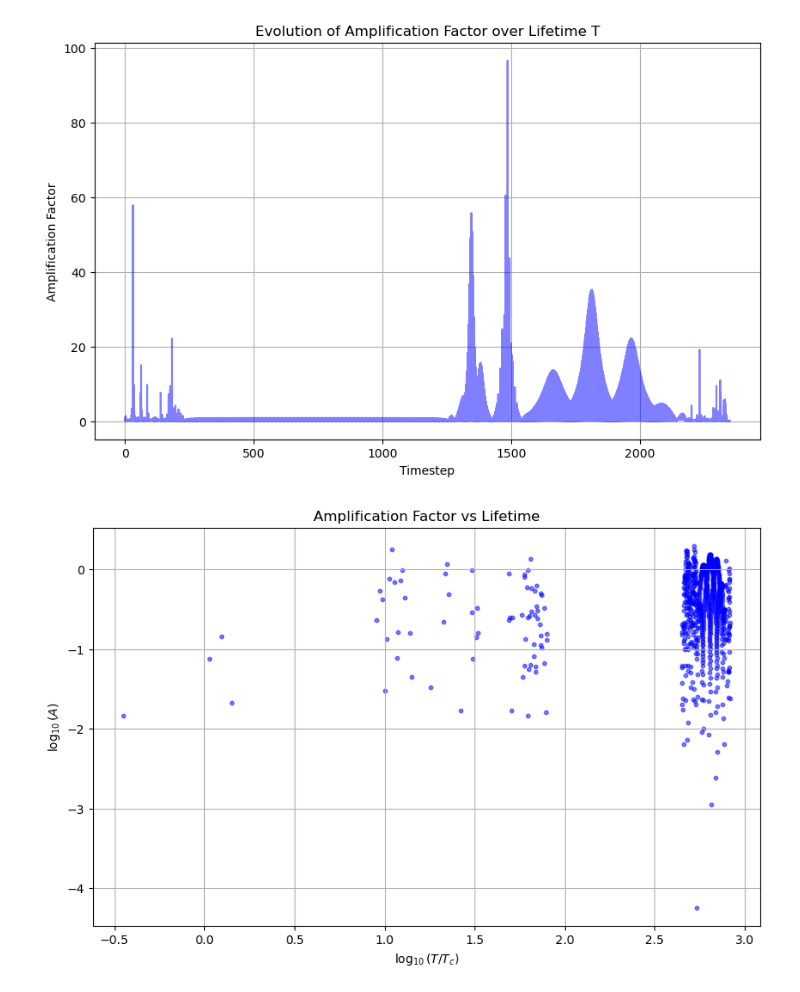
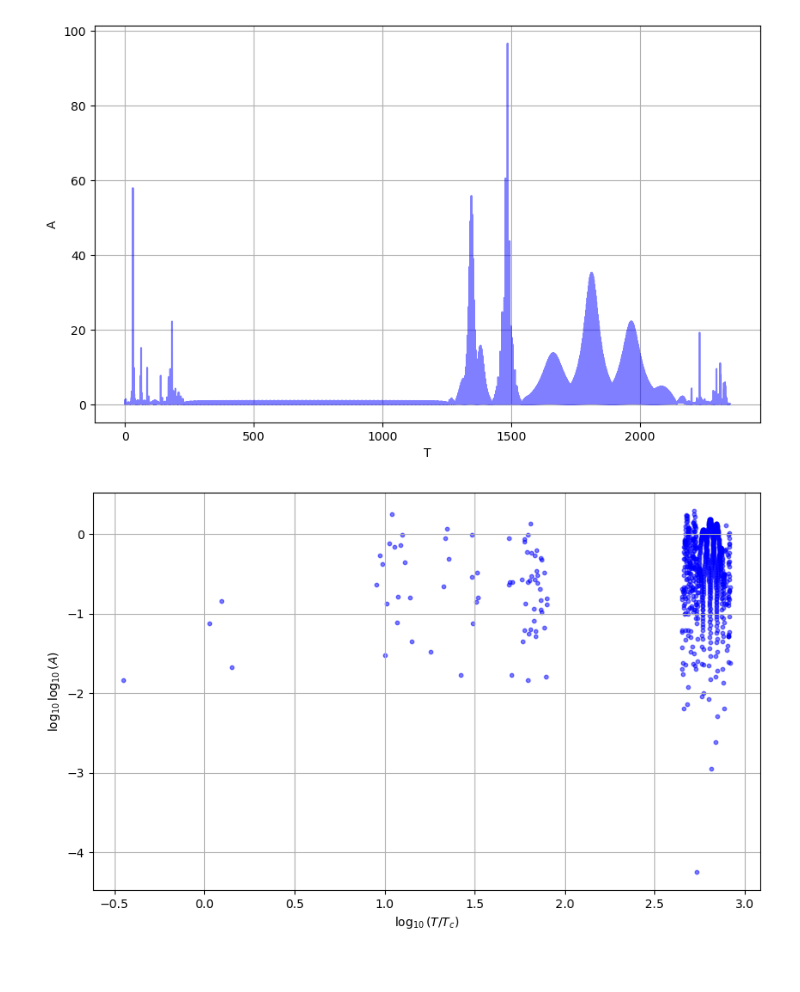
Before and after one commit to martinacacciola/Detecting-Chaos, a Jupyter notebook: PhaseSpaceDistance.ipynb, the cells around one changed output. Drawn from its saved outputs; the diff is of its cells as text; code cells hidden in the pictures.

```diff
--- a/PhaseSpaceDistance.ipynb
+++ b/PhaseSpaceDistance.ipynb
@@ -13,7 +13,6 @@ backward_trajectory = df[df['Phase'] == -1]
 total_timesteps = len(df['Timestep'].unique())
 midpoint = total_timesteps // 2  # Midpoint corresponds to t=T=lifetime
 timesteps = df['Timestep'].unique()
-# print('Total timesteps:', total_timesteps)
 
 particles = df['Particle Number'].unique()
 
@@ -40,7 +39,7 @@ def compute_delta(forward_state, backward_state):
 delta_per_step = []
 
 for i in range(len(timesteps) // 2):
-    delta_sum = 0  # Initialize sum of deltas for this timestep
+    delta_sum = 0
     for p in particles:
         forward_p = forward_trajectory[forward_trajectory['Particle Number'] == p]
         backward_p = backward_trajectory[backward_trajectory['Particle Number'] == p]
@@ -51,10 +50,7 @@ for i in range(len(timesteps) // 2):
         delta = compute_delta(forward_state, backward_state)
         delta_sum += delta
 
-    delta_per_step.append(delta_sum)  # Append the summed delta for this timestep
-
-# print('Delta per step:', delta_per_step)
-# print('len delta step:', len(delta_per_step))
+    delta_per_step.append(delta_sum)  # Append the delta summed over the bodies for this timestep
 
 # We want to compute delta between initial and final states
 delta_initial_final = 0
@@ -65,42 +61,62 @@ for p in particles:
 
     # Initial state from forward trajectory
     forward_initial = forward_p[forward_p['Timestep'] == 0]
 
     # Final state from backward trajectory
     max_backward_timestep = backward_p['Timestep'].max()
     backward_final = backward_p[backward_p['Timestep'] == max_backward_timestep]
 
     delta_initial_final += compute_delta(forward_initial, backward_final)
 
-# print(f'Delta^2 between initial and final states: {delta_initial_final}')
-
 # Amplification factor for each integration step
 A = [delta_initial_final/delta_per_step[i] for i in range(len(delta_per_step))]
-# print('Amplification factor:', A)
-# print('len A:',len(A))
 
 # Amplification factor evolution over lifetime
 plt.figure(figsize=(10, 6))
-plt.plot(timesteps[:midpoint], A, color='b', alpha=0.5)
-plt.xlabel('Timestep')
-plt.ylabel('Amplification Factor')
-plt.title('Evolution of Amplification Factor over Lifetime T')
+plt.plot(timesteps[:midpoint],A, color='b', alpha=0.5)
+plt.xlabel('T')
+plt.ylabel('A')
 plt.grid(True)
 plt.show()
 
 # Crossing time
 T_c = 2 * np.sqrt(2)
 # Normalize lifetime
 T_norm = [timesteps[i] / T_c for i in range(len(delta_per_step))]
 
 # Scatter plot of A vs T/T_c
 plt.figure(figsize=(10, 6))
 plt.scatter(np.log10(T_norm), np.log10(np.log10(A)), color='b', alpha=0.5, s=10)
 plt.xlabel(r'$\log_{10}(T/T_c)$')
-plt.ylabel(r'$\log_{10}(A)$')
-plt.title('Amplification Factor vs Lifetime')
+plt.ylabel(r'$\log_{10}\log_{10}(A)$')
 plt.grid(True)
 plt.show()
+# Capire il range di valori, corretto??
+
+# Amplification factor evolution over lifetime
+plt.figure(figsize=(10, 6))
+plt.plot(T_norm, np.log10(A), color='b', alpha=0.5)
+plt.xlabel(r'$T/T_c$')
+plt.ylabel(r'$\log_{10}(A)$')
+plt.xlim(0, 100)
+#plt.ylim(0, 60)
+plt.grid(True)
+plt.show()
+
+# Metric
+# It is the sum of the squared distances between every pair of bodies
+# Summed over the three particles
+def compute_metric(forward_state, backward_state):
+    # Extract positions
+    x_f, y_f, z_f = forward_state['X Position'].values, forward_state['Y Position'].values, forward_state['Z Position'].values
+    x_b, y_b, z_b = backward_state['X Position'].values, backward_state['Y Position'].values, backward_state['Z Position'].values
+
+    # Compute the metric for this particle
+    diff = (x_f - x_b)**2 + (y_f - y_b)**2 + (z_f - z_b)**2
+
+    return np.sum(diff)
+
+# We want to compute the metric considering squared distances between every pair of bodies
 # %% [output]
-[figure, old version]
+[figure, new version]
-[figure, old version]
+[figure, new version]
```
Also changed, not shown: parts of 1 cell of this notebook.
